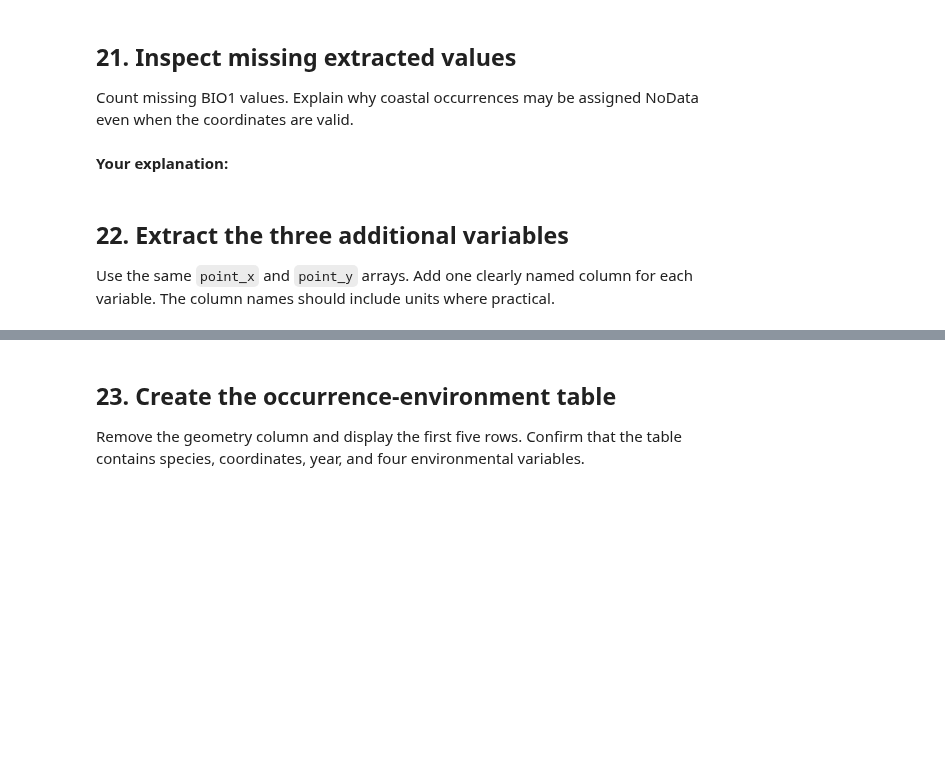
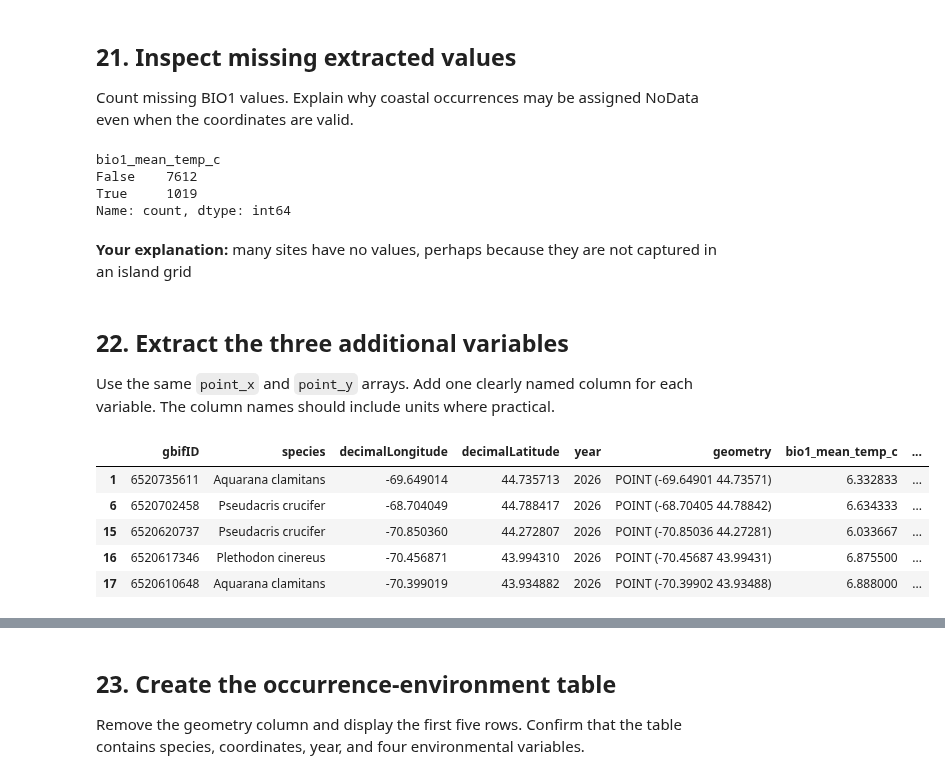
Before and after one commit to Gyrosigma/BIO597-SpatialBiodiversity, a Jupyter notebook: docs/assignments/Assignment-05-RasterData.ipynb, the cells around one changed output, grey strips where cells are left out. Saved outputs shown, nothing was run; the diff lists cells and outputs as text; code cells hidden in the pictures; blank space fills up the shorter version.

Commit message:
Complete raster data assignment

```diff
--- a/docs/assignments/Assignment-05-RasterData.ipynb
+++ b/docs/assignments/Assignment-05-RasterData.ipynb
@@ -164,6 +408,8 @@ Convert longitude and latitude to numeric columns. Remove records missing specie
 # %%
 # Convert both coordinate columns with pd.to_numeric().
 # Drop rows missing species, longitude, or latitude.
+amphibians_gdf.decimalLatitude = pd.to_numeric(amphibians_gdf.decimalLatitude)
+amphibians_gdf.decimalLongitude = pd.to_numeric(amphibians_gdf.decimalLongitude)
 # %% [markdown]
 ## 16. Choose three amphibian species
 
@@ -179,8 +443,13 @@ amphibians["species"].value_counts().head(20)
 # %%
 selected_species = [
-    "____________________________",
-    "____________________________",
-    "____________________________",
+    "Aquarana clamitans",
+    "Plethodon cinereus",
+    "Pseudacris crucifer",
 ]
 
+amphibians_gdf = amphibians_gdf[
+    amphibians_gdf["species"].isin(selected_species)
+].copy()
+
+amphibians_gdf.head()
 # Filter the occurrence table with .isin(selected_species).
@@ -205,15 +484,28 @@ Create `xarray.DataArray` objects called `point_x` and `point_y`. Use one dimens
 # %%
 # Create point_x from point longitude.
 # Create point_y from point latitude.
+point_x = xr.DataArray(
+    amphibians_gdf.geometry.x.to_numpy(),
+    dims="record",
+)
+
+point_y = xr.DataArray(
+    amphibians_gdf.geometry.y.to_numpy(),
+    dims="record",
+)
 # %% [markdown]
 ## 20. Extract annual mean temperature
 
 Use `.sel()` with `x`, `y`, and `method="nearest"`. Add the extracted values to a clearly named column in the occurrence GeoDataFrame.
 # %%
 bio1_values = bio1_maine.sel(
-    x=__________,
-    y=__________,
-    method=__________,
+    x=point_x,
+    y=point_y,
+    method="nearest",
 )
 
+amphibians_gdf["bio1_mean_temp_c"] = bio1_values
+amphibians_gdf.head()
+
+
 # Add the values to selected_amphibians_gdf.
@@ -223,8 +522,14 @@ bio1_values = bio1_maine.sel(
 Count missing BIO1 values. Explain why coastal occurrences may be assigned NoData even when the coordinates are valid.
 # %%
 # Count missing extracted BIO1 values.
+amphibians_gdf["bio1_mean_temp_c"].isna().value_counts()
+# %% [output]
+bio1_mean_temp_c
+False    7612
+True     1019
+Name: count, dtype: int64
 # %% [markdown]
-**Your explanation:**
+**Your explanation:** many sites have no values, perhaps because they are not captured in an island grid
 # %% [markdown]
 ## 22. Extract the three additional variables
 
@@ -232,6 +537,21 @@ Use the same `point_x` and `point_y` arrays. Add one clearly named column for ea
 # %%
 # Extract values from the first additional clipped raster.
 # Add the values to selected_amphibians_gdf.
+bio5_values = bio5_maine.sel(
+    x=point_x,
+    y=point_y,
+    method="nearest",
+)
+
+amphibians_gdf["bio5_max_temp_c"] = bio5_values
+amphibians_gdf.head()
+# %% [output]
+|  | gbifID | species | decimalLongitude | decimalLatitude | year | geometry | bio1_mean_temp_c | ... |
+| 1 | 6520735611 | Aquarana clamitans | -69.649014 | 44.735713 | 2026 | POINT (-69.64901 44.73571) | 6.332833 | ... |
+| 6 | 6520702458 | Pseudacris crucifer | -68.704049 | 44.788417 | 2026 | POINT (-68.70405 44.78842) | 6.634333 | ... |
+| 15 | 6520620737 | Pseudacris crucifer | -70.850360 | 44.272807 | 2026 | POINT (-70.85036 44.27281) | 6.033667 | ... |
+| 16 | 6520617346 | Plethodon cinereus | -70.456871 | 43.994310 | 2026 | POINT (-70.45687 43.99431) | 6.875500 | ... |
+| 17 | 6520610648 | Aquarana clamitans | -70.399019 | 43.934882 | 2026 | POINT (-70.39902 43.93488) | 6.888000 | ... |
 # %%
 # Extract values from the second additional clipped raster.
 # Add the values to selected_amphibians_gdf.
```
Also changed, not shown: parts of 34 cells of this notebook.
